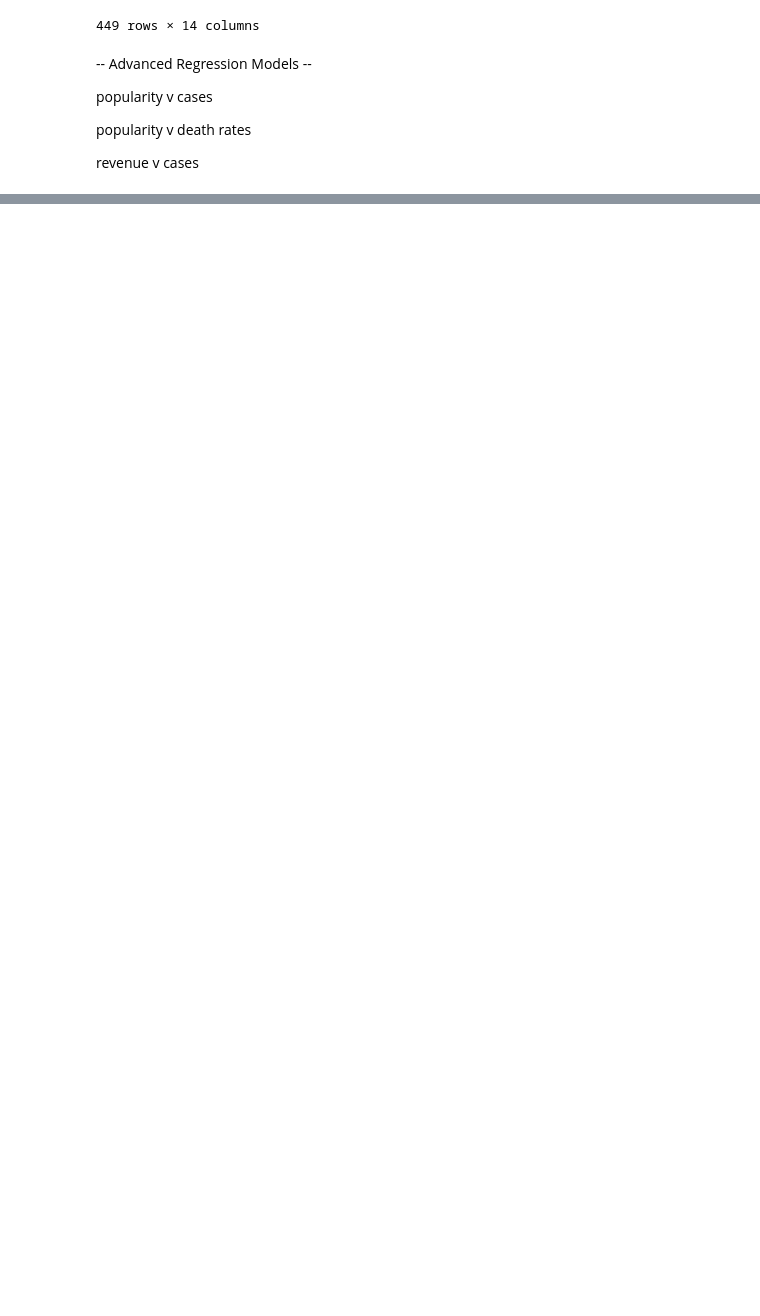
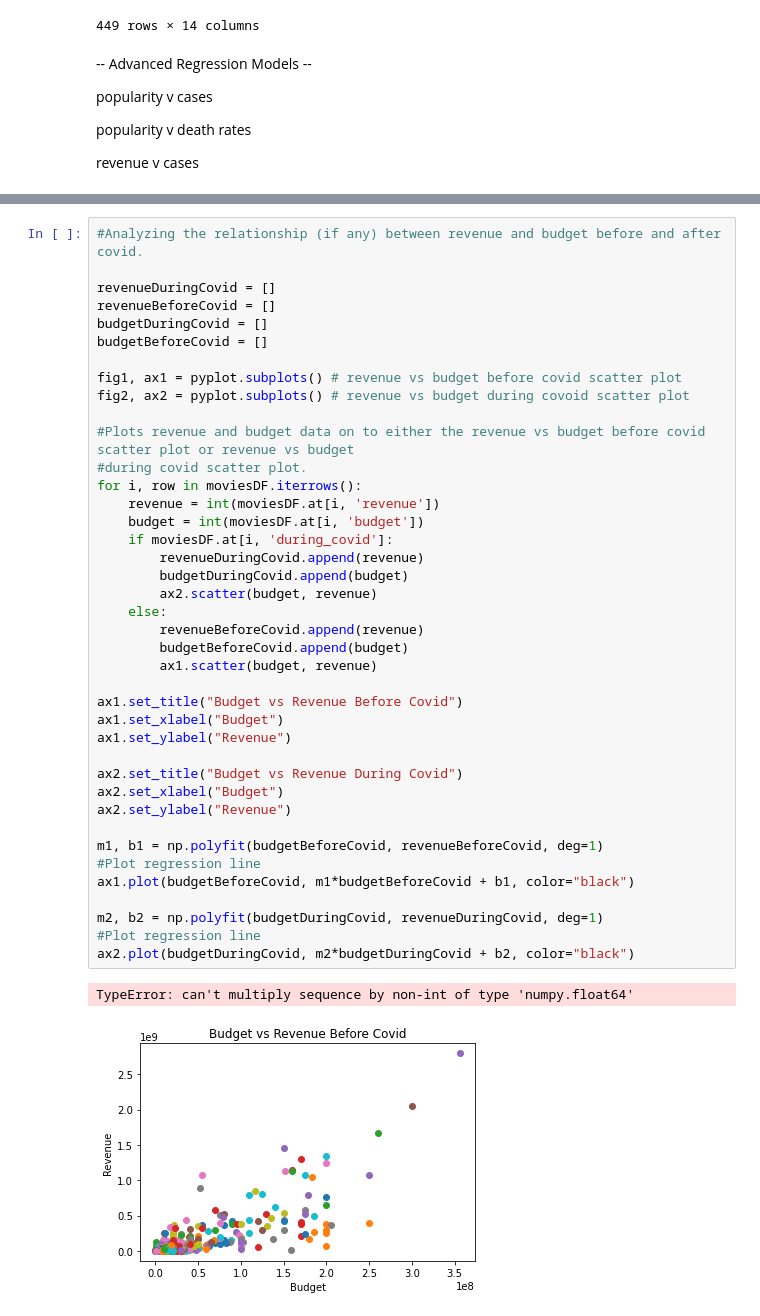
Before and after one commit to stan-GH/final-tutorial, a Jupyter notebook: final_tutorial.ipynb, the cells around one changed output, grey strips where cells are left out. Saved outputs shown, nothing was run; the diff lists cells and outputs as text; blank space fills up the shorter version.

Commit message:
Added plots for budget vs. revenue before and after covid. Added prose/analysis for the plots

```diff
--- a/final_tutorial.ipynb
+++ b/final_tutorial.ipynb
@@ -272,3 +270,46 @@ Notes:
 [1] Standard Errors assume that the covariance matrix of the errors is correctly specified.
 [2] The condition number is large, 6.83e+07. This might indicate that there are
 strong multicollinearity or other numerical problems.
+# %%
+#Analyzing the relationship (if any) between revenue and budget before and after covid.
+
+revenueDuringCovid = []
+revenueBeforeCovid = []
+budgetDuringCovid = []
+budgetBeforeCovid = []
+
+fig1, ax1 = pyplot.subplots() # revenue vs budget before covid scatter plot
+fig2, ax2 = pyplot.subplots() # revenue vs budget during covoid scatter plot
+
+#Plots revenue and budget data on to either the revenue vs budget before covid scatter plot or revenue vs budget
+#during covid scatter plot.
+for i, row in moviesDF.iterrows():
+    revenue = int(moviesDF.at[i, 'revenue'])
+    budget = int(moviesDF.at[i, 'budget'])
+    if moviesDF.at[i, 'during_covid']:
+        revenueDuringCovid.append(revenue)
+        budgetDuringCovid.append(budget)
+        ax2.scatter(budget, revenue)
+    else:
+        revenueBeforeCovid.append(revenue)
+        budgetBeforeCovid.append(budget)
+        ax1.scatter(budget, revenue)
+
+ax1.set_title("Budget vs Revenue Before Covid")
+ax1.set_xlabel("Budget")
+ax1.set_ylabel("Revenue")
+
+ax2.set_title("Budget vs Revenue During Covid")
+ax2.set_xlabel("Budget")
+ax2.set_ylabel("Revenue")
+
+m1, b1 = np.polyfit(budgetBeforeCovid, revenueBeforeCovid, deg=1)
+#Plot regression line
+ax1.plot(budgetBeforeCovid, m1*budgetBeforeCovid + b1, color="black")
+
+m2, b2 = np.polyfit(budgetDuringCovid, revenueDuringCovid, deg=1)
+#Plot regression line
+ax2.plot(budgetDuringCovid, m2*budgetDuringCovid + b2, color="black")
+# %% [output]
+TypeError: can't multiply sequence by non-int of type 'numpy.float64'
+[figure, added]
```
Also changed, not shown: parts of 4 cells of this notebook.
